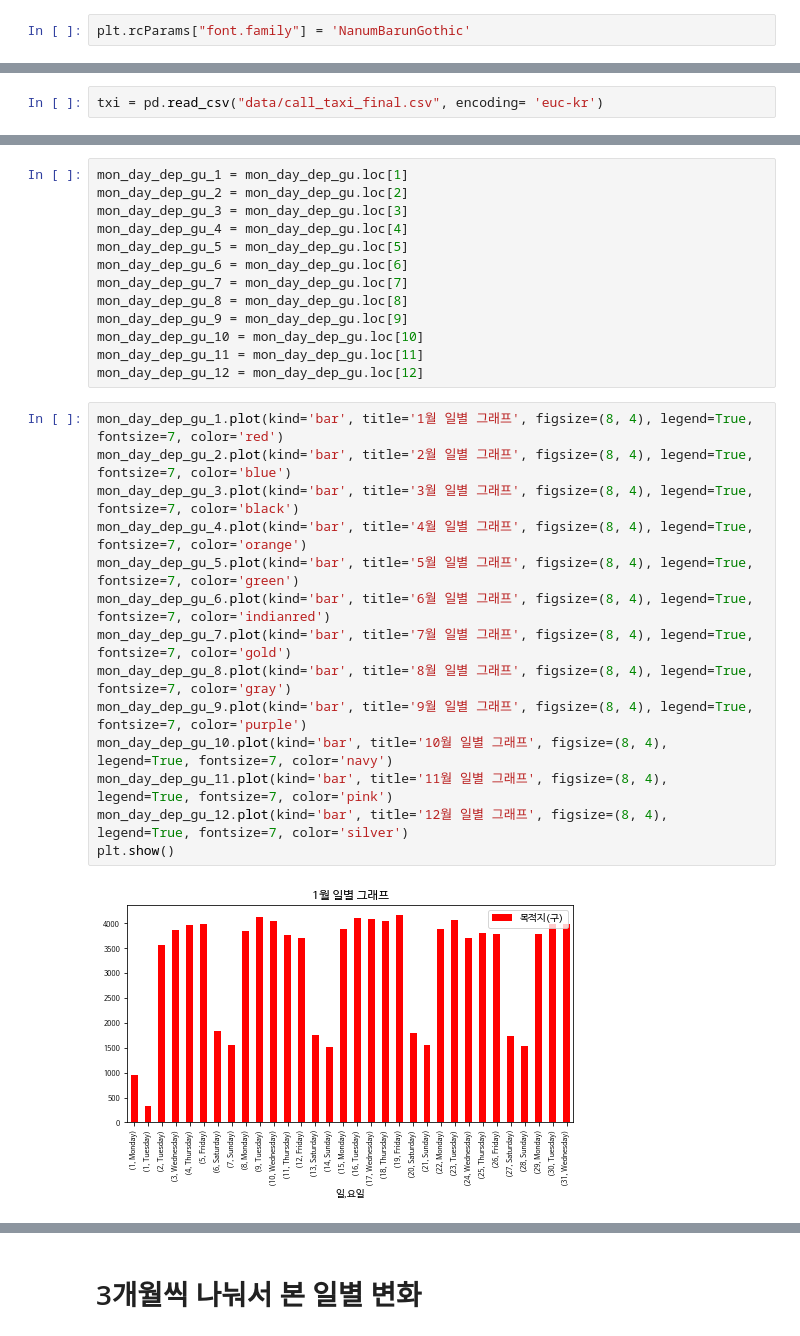
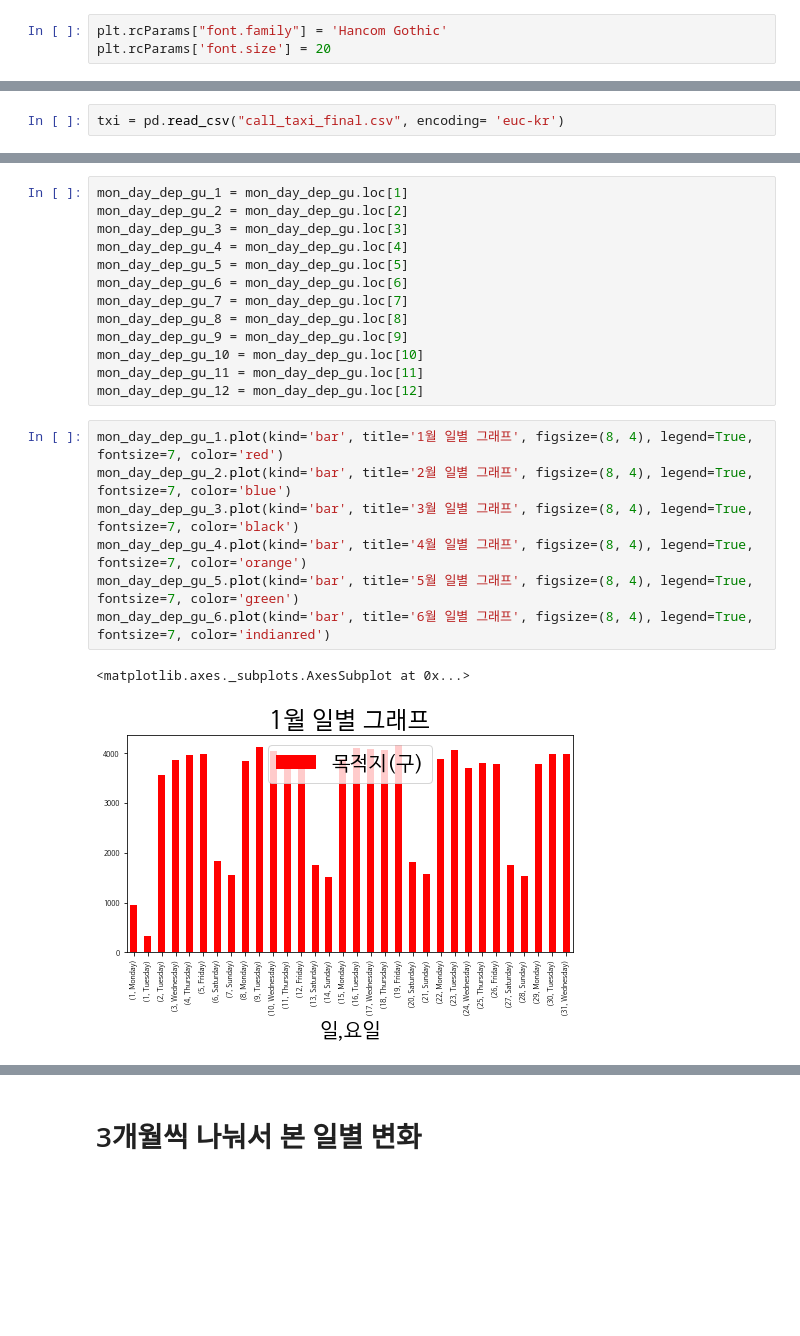
Before and after one commit to noc1992/Python_alone, a Jupyter notebook: alone/mini2_visualize.ipynb, the cells around one changed output, grey strips where cells are left out. Drawn from its saved outputs; the diff is of its cells as text; blank space fills up the shorter version.

```diff
--- a/alone/mini2_visualize.ipynb
+++ b/alone/mini2_visualize.ipynb
@@ -33,5 +33,6 @@ import matplotlib.font_manager as fm
 # %%
-plt.rcParams["font.family"] = 'NanumBarunGothic'
+plt.rcParams["font.family"] = 'Hancom Gothic'
+plt.rcParams['font.size'] = 20
 # %% [markdown]
 # 데이터 읽기
 # %%
@@ -41,2 +42,2 @@ D:\jupyter\project\mine
 # %%
-txi = pd.read_csv("data/call_taxi_final.csv", encoding= 'euc-kr')
+txi = pd.read_csv("call_taxi_final.csv", encoding= 'euc-kr')
@@ -183,16 +241,10 @@ mon_day_dep_gu_12 = mon_day_dep_gu.loc[12]
 # %%
 mon_day_dep_gu_1.plot(kind='bar', title='1월 일별 그래프', figsize=(8, 4), legend=True, fontsize=7, color='red')
 mon_day_dep_gu_2.plot(kind='bar', title='2월 일별 그래프', figsize=(8, 4), legend=True, fontsize=7, color='blue')
 mon_day_dep_gu_3.plot(kind='bar', title='3월 일별 그래프', figsize=(8, 4), legend=True, fontsize=7, color='black')
 mon_day_dep_gu_4.plot(kind='bar', title='4월 일별 그래프', figsize=(8, 4), legend=True, fontsize=7, color='orange')
 mon_day_dep_gu_5.plot(kind='bar', title='5월 일별 그래프', figsize=(8, 4), legend=True, fontsize=7, color='green')
 mon_day_dep_gu_6.plot(kind='bar', title='6월 일별 그래프', figsize=(8, 4), legend=True, fontsize=7, color='indianred')
-mon_day_dep_gu_7.plot(kind='bar', title='7월 일별 그래프', figsize=(8, 4), legend=True, fontsize=7, color='gold')
-mon_day_dep_gu_8.plot(kind='bar', title='8월 일별 그래프', figsize=(8, 4), legend=True, fontsize=7, color='gray')
-mon_day_dep_gu_9.plot(kind='bar', title='9월 일별 그래프', figsize=(8, 4), legend=True, fontsize=7, color='purple')
-mon_day_dep_gu_10.plot(kind='bar', title='10월 일별 그래프', figsize=(8, 4), legend=True, fontsize=7, color='navy')
-mon_day_dep_gu_11.plot(kind='bar', title='11월 일별 그래프', figsize=(8, 4), legend=True, fontsize=7, color='pink')
-mon_day_dep_gu_12.plot(kind='bar', title='12월 일별 그래프', figsize=(8, 4), legend=True, fontsize=7, color='silver')
-plt.show()
 # %% [output]
+<matplotlib.axes._subplots.AxesSubplot at 0x...>
-[figure, old version]
+[figure, new version]
```
Also changed, not shown: parts of 25 cells of this notebook.
